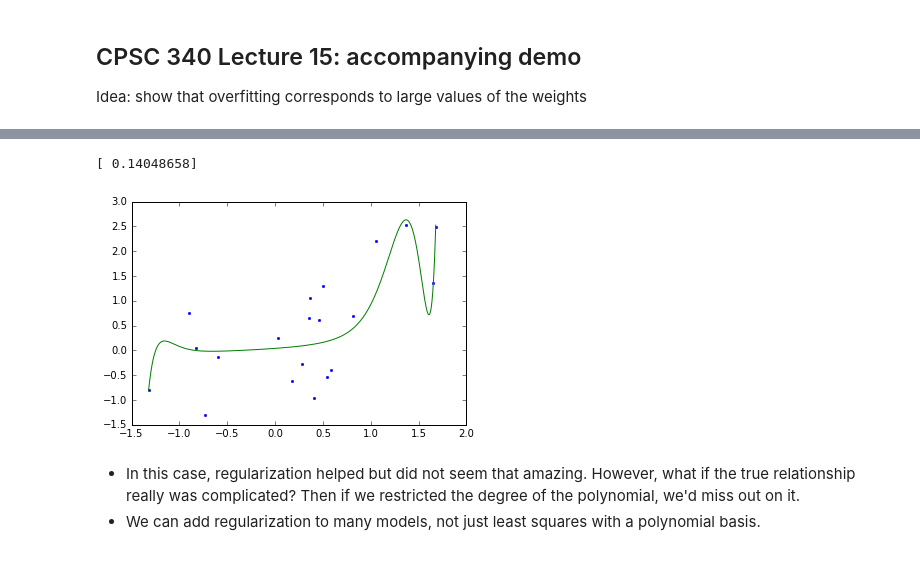
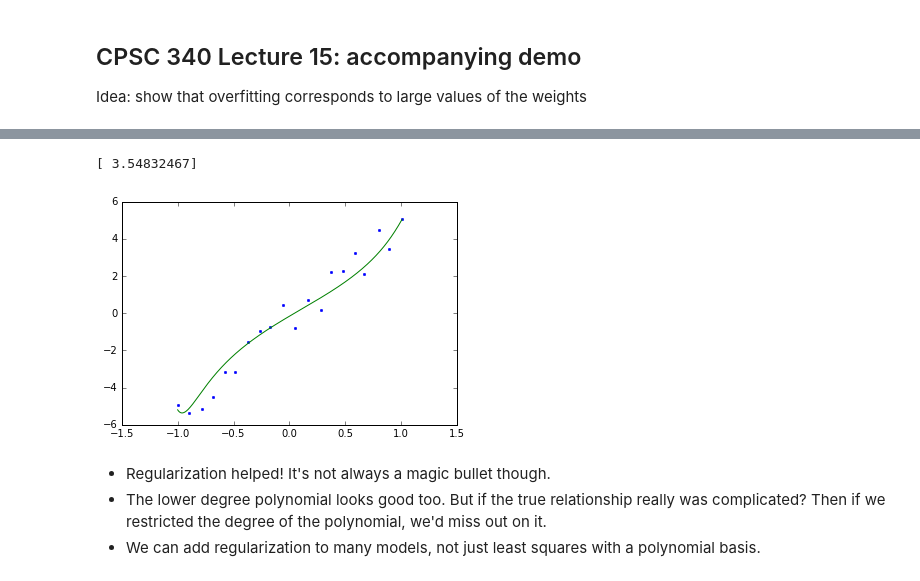
Before and after one commit to snowdj/beautiful-jekyll, a Jupyter notebook: lectures/L15demo.ipynb, the cells around one changed output, grey strips where cells are left out. Drawn from its saved outputs; the diff is of its cells as text; code cells hidden in the pictures.

Commit message:
update regularization demo and timetable

```diff
--- a/lectures/L15demo.ipynb
+++ b/lectures/L15demo.ipynb
@@ -13,8 +13,9 @@ import numpy.linalg as npla
 
 # generate some random data in 1-d
 N = 20
-X = npr.randn(N)
-y = npr.randn(N) + X
+X = np.linspace(-1,1,N)+npr.randn(N)*0.01
+X=X[:,None]
+y = npr.randn(N,1) + X*5
 
 plt.plot(X,y,'.',markersize=5)
 # %% [output]
@@ -50,18 +51,19 @@ print(max(abs(w)))
 # %%
 # solution 2: add regularization
 pf = PolynomialFeatures(N-1)
-Z = pf.fit_transform(X[:,None])
+Z = pf.fit_transform(X)
 
-reg_strength = 10.0
-w = npla.solve(Z.T @ Z + reg_strength*np.eye(N), Z.T @ y)[:,None]
+reg_strength = 1
+w = npla.solve(Z.T @ Z + reg_strength*np.eye(N), Z.T @ y)
 
 plt.plot(X,y,'.',markersize=5)
 grid_poly = pf.fit_transform(grid)
 plt.plot(grid, grid_poly@w)
 print(max(abs(w)))
 # %% [output]
-[ 0.14048658]
+[ 3.54832467]
-[figure, old version]
+[figure, new version]
 # %% [markdown]
-- In this case, regularization helped but did not seem that amazing. However, what if the true relationship really was complicated? Then if we restricted the degree of the polynomial, we'd miss out on it.
+- Regularization helped! It's not always a magic bullet though.
+- The lower degree polynomial looks good too. But if the true relationship really was complicated? Then if we restricted the degree of the polynomial, we'd miss out on it.
 - We can add regularization to many models, not just least squares with a polynomial basis.
```
Also changed, not shown: parts of 3 cells of this notebook, 1 other file.
